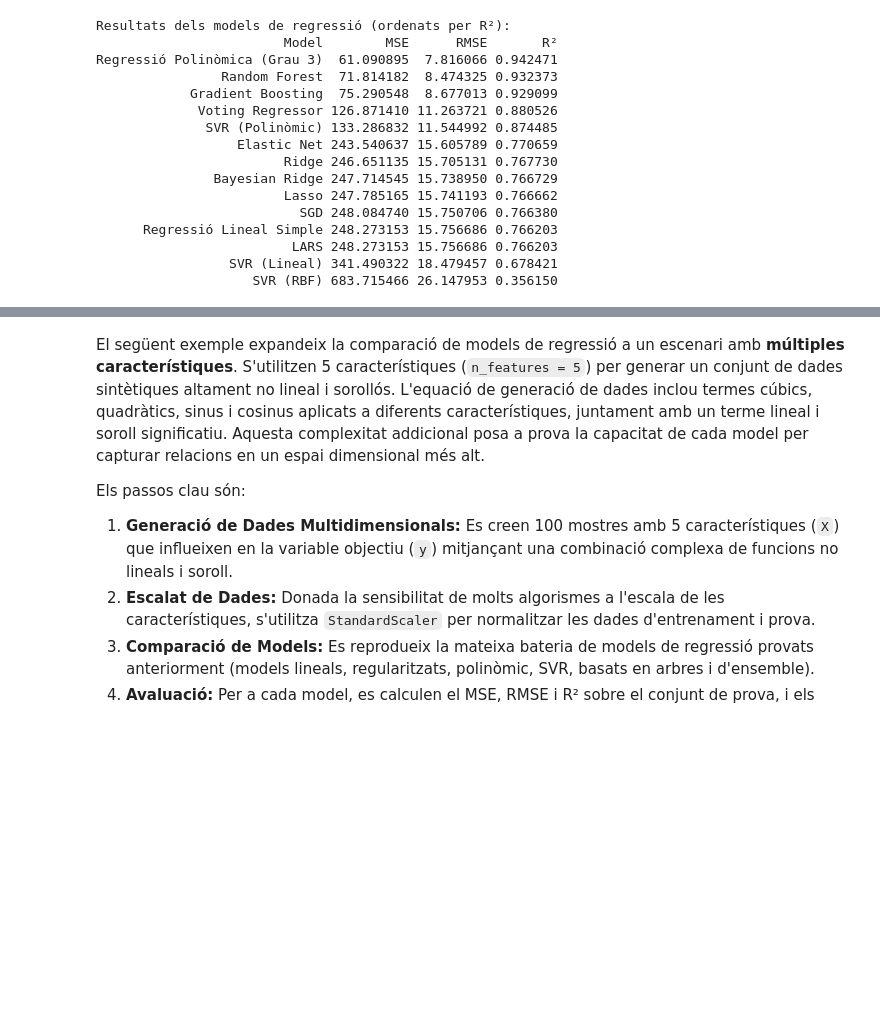
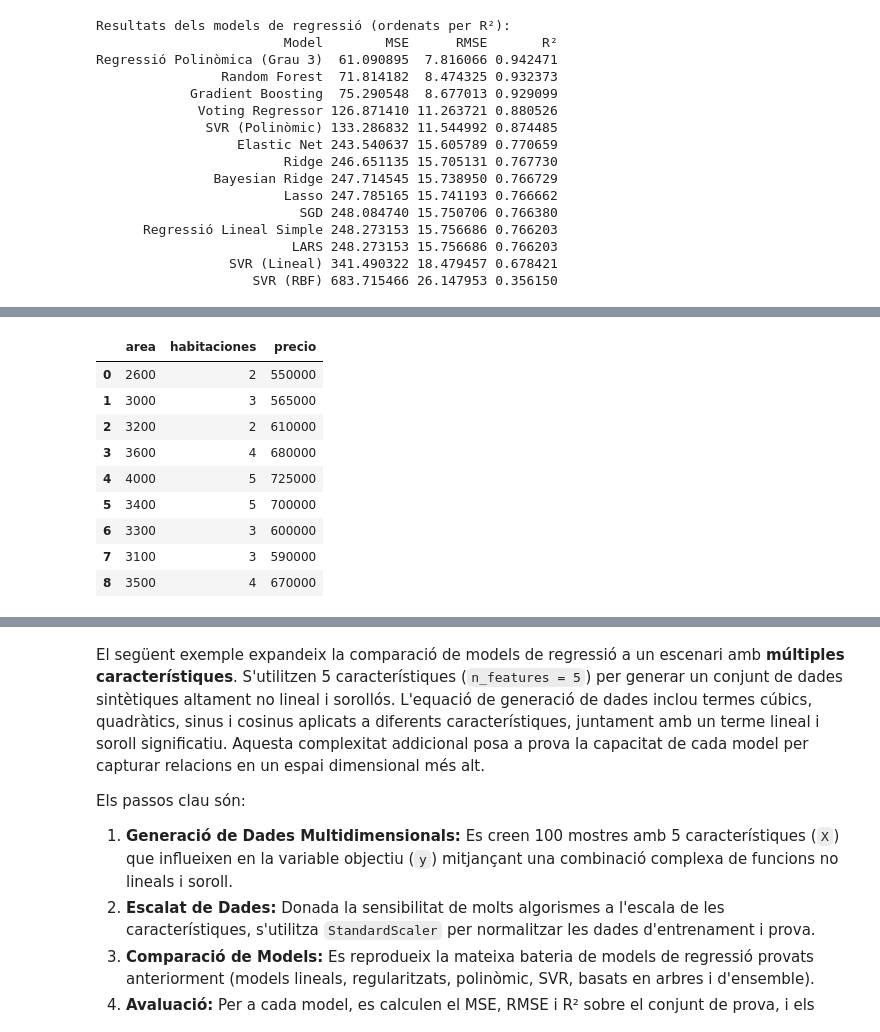
Before and after one commit to xxjcaxx/Disseny-i-avaluacio-de-models, a Jupyter notebook: apunts/documents/regressió.ipynb, the cells around one changed output, grey strips where cells are left out. Saved outputs shown, nothing was run; the diff lists cells and outputs as text; code cells hidden in the pictures; blank space fills up the shorter version.

```diff
--- a/apunts/documents/regressió.ipynb
+++ b/apunts/documents/regressió.ipynb
@@ -677,0 +714,28 @@ Regressió Polinòmica (Grau 3)  61.090895  7.816066 0.942471
+# %%
+import numpy as np
+import pandas as pd
+import matplotlib.pyplot as plt
+
+df = pd.DataFrame([
+    [2600,2,550000],
+    [3000,3,565000],
+    [3200,2,610000],
+    [3600,4,680000],
+    [4000,5,725000],
+    [3400,5,700000],
+    [3300,3,600000],
+    [3100,3,590000],
+    [3500,4,670000],
+    ],columns=["area","habitaciones","precio"])
+df
+# %% [output]
+|  | area | habitaciones | precio |
+| 0 | 2600 | 2 | 550000 |
+| 1 | 3000 | 3 | 565000 |
+| 2 | 3200 | 2 | 610000 |
+| 3 | 3600 | 4 | 680000 |
+| 4 | 4000 | 5 | 725000 |
+| 5 | 3400 | 5 | 700000 |
+| 6 | 3300 | 3 | 600000 |
+| 7 | 3100 | 3 | 590000 |
+| 8 | 3500 | 4 | 670000 |
```
Also changed, not shown: parts of 14 cells of this notebook, 25 other files.
